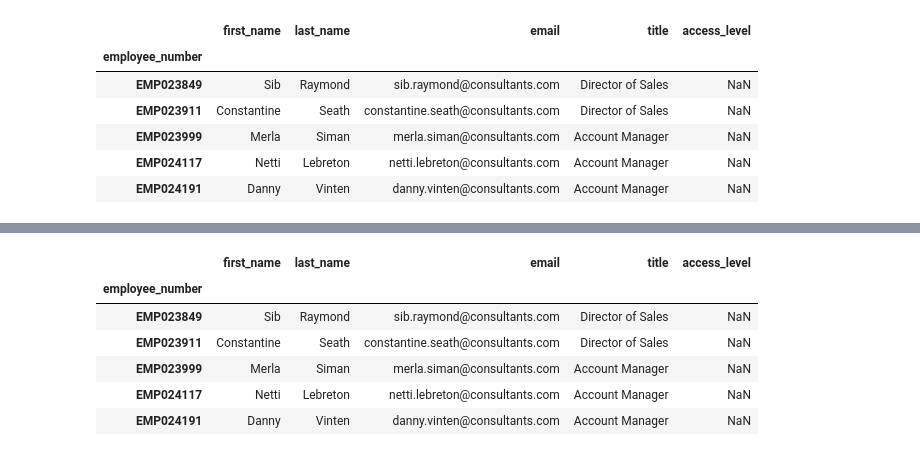
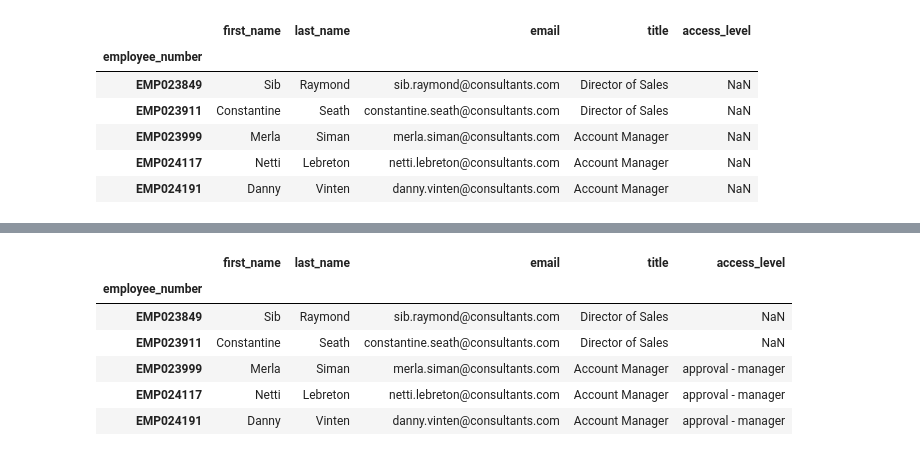
Before and after one commit to ThomasMeagher/user_access_logs, a Jupyter notebook: User Access Logs.ipynb, the cells around one changed output, grey strips where cells are left out. Saved outputs shown, nothing was run; the diff lists cells and outputs as text; code cells hidden in the pictures.

```diff
--- a/User Access Logs.ipynb
+++ b/User Access Logs.ipynb
@@ -99,3 +99,6 @@ subset_df.tail()
 | EMP023999 | Merla | Siman | merla.siman@consultants.com | Account Manager | NaN |
 | EMP024117 | Netti | Lebreton | netti.lebreton@consultants.com | Account Manager | NaN |
 | EMP024191 | Danny | Vinten | danny.vinten@consultants.com | Account Manager | NaN |
+# %%
+subset_df.loc[subset_df['title'] == 'Account Manager', 'access_level'] = 'approval - manager'
+subset_df.tail()
@@ -102,11 +131,11 @@ subset_df.tail()
 # %%
-subset_df.loc[subset_df['access_level'] == 'sales assistant', 'access_level'] = ''
+subset_df.loc[subset_df['title'] == 'sales assistant','access_level'] = 'Contract Entry'
 subset_df.tail()
 # %% [output]
 |  | first_name | last_name | email | title | access_level |
 | employee_number |  |  |  |  |  |
 | EMP023849 | Sib | Raymond | sib.raymond@consultants.com | Director of Sales | NaN |
 | EMP023911 | Constantine | Seath | constantine.seath@consultants.com | Director of Sales | NaN |
-| EMP023999 | Merla | Siman | merla.siman@consultants.com | Account Manager | NaN |
-| EMP024117 | Netti | Lebreton | netti.lebreton@consultants.com | Account Manager | NaN |
-| EMP024191 | Danny | Vinten | danny.vinten@consultants.com | Account Manager | NaN |
+| EMP023999 | Merla | Siman | merla.siman@consultants.com | Account Manager | approval - manager |
+| EMP024117 | Netti | Lebreton | netti.lebreton@consultants.com | Account Manager | approval - manager |
+| EMP024191 | Danny | Vinten | danny.vinten@consultants.com | Account Manager | approval - manager |
```
Also changed, not shown: parts of 5 cells of this notebook.
